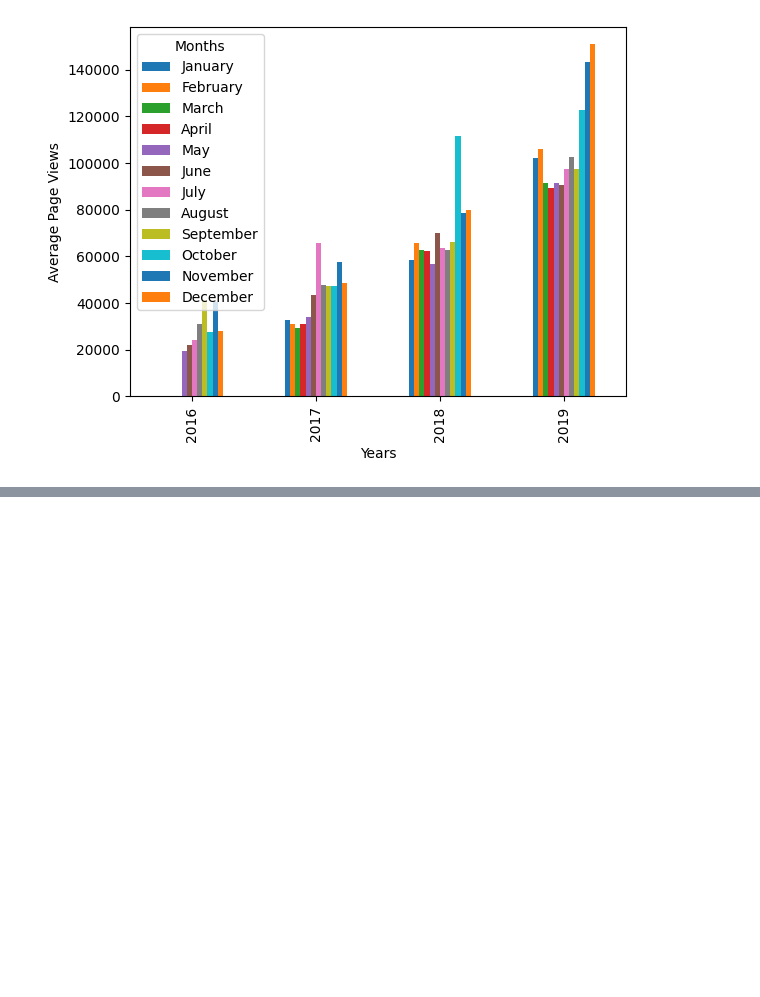
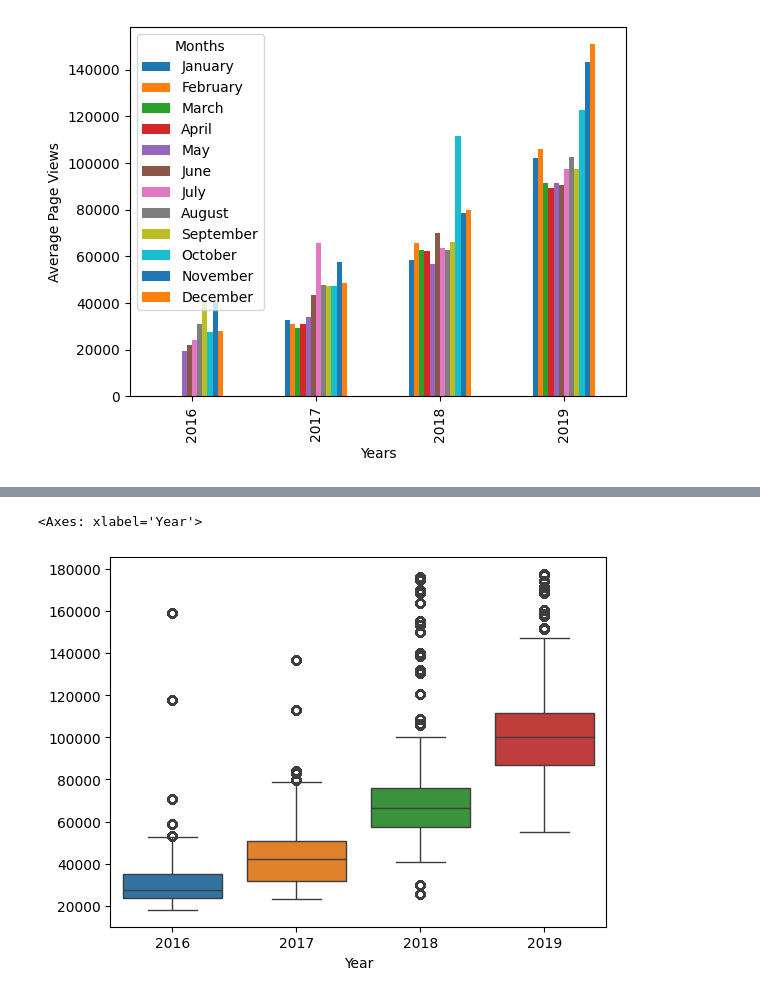
Before and after one commit to Kyo-Fox22/boilerplate-page-view-time-series-visualizer, a Jupyter notebook: test.ipynb, the cells around one changed output, grey strips where cells are left out. Drawn from its saved outputs; the diff is of its cells as text; code cells hidden in the pictures; blank space fills up the shorter version.

```diff
--- a/test.ipynb
+++ b/test.ipynb
@@ -139,8 +131,8 @@ df
 | 41 | 2019 | November | 143166.428571 |
 | 34 | 2019 | December | 150733.500000 |
 # %%
-df = df.pivot(columns = 'Month', index = 'Year').fillna(0)
-df
+bar_df = bar_df.pivot(columns = 'Month', index = 'Year').fillna(0)
+bar_df
 # %% [output]
 |  | value |  |  |  |  |  |  |  |  |  |  | ... |
 | Month | January | February | March | April | May | June | July | August | September | October | November | ... |
@@ -150,8 +142,8 @@ df
 | 2018 | 58580.096774 | 65679.000000 | 62693.774194 | 62350.833333 | 56562.870968 | 70117.000000 | 63591.064516 | 62831.612903 | 65941.733333 | 111378.142857 | 78688.333333 | ... |
 | 2019 | 102056.516129 | 105968.357143 | 91214.483871 | 89368.433333 | 91439.903226 | 90435.642857 | 97236.566667 | 102717.310345 | 97268.833333 | 122802.272727 | 143166.428571 | ... |
 # %%
-df.columns = df.columns.droplevel(0)
-df
+bar_df.columns = bar_df.columns.droplevel(0)
+bar_df
 # %% [output]
 | Month | January | February | March | April | May | June | July | August | September | October | November | ... |
 | Year |  |  |  |  |  |  |  |  |  |  |  | ... |
@@ -160,8 +152,8 @@ df
 | 2018 | 58580.096774 | 65679.000000 | 62693.774194 | 62350.833333 | 56562.870968 | 70117.000000 | 63591.064516 | 62831.612903 | 65941.733333 | 111378.142857 | 78688.333333 | ... |
 | 2019 | 102056.516129 | 105968.357143 | 91214.483871 | 89368.433333 | 91439.903226 | 90435.642857 | 97236.566667 | 102717.310345 | 97268.833333 | 122802.272727 | 143166.428571 | ... |
 # %%
-df.columns.name = 'Months'
-df
+bar_df.columns.name = 'Months'
+bar_df
 # %% [output]
 | Months | January | February | March | April | May | June | July | August | September | October | November | ... |
 | Year |  |  |  |  |  |  |  |  |  |  |  | ... |
@@ -179,0 +177,7 @@ df.plot.bar(
+# %%
+box_df = df.copy()
+box_df['Year'], box_df['Month'] = box_df.index.year, box_df.index.month_name()
+box_df = box_df.reset_index(drop = True)
+box_df['Month'] = box_df['Month'].apply(lambda x: x[:3])
+box_df['Month'] = pd.Categorical(box_df['Month'], [i[:3] for i in months])
+box_df
@@ -179,0 +198,5 @@ df.plot.bar(
+# %%
+sns.boxplot(data = box_df[['Year','value']].set_index('Year').T)
+# %% [output]
+<Axes: xlabel='Year'>
+[figure, added]
```
Also changed, not shown: parts of 8 cells of this notebook.
